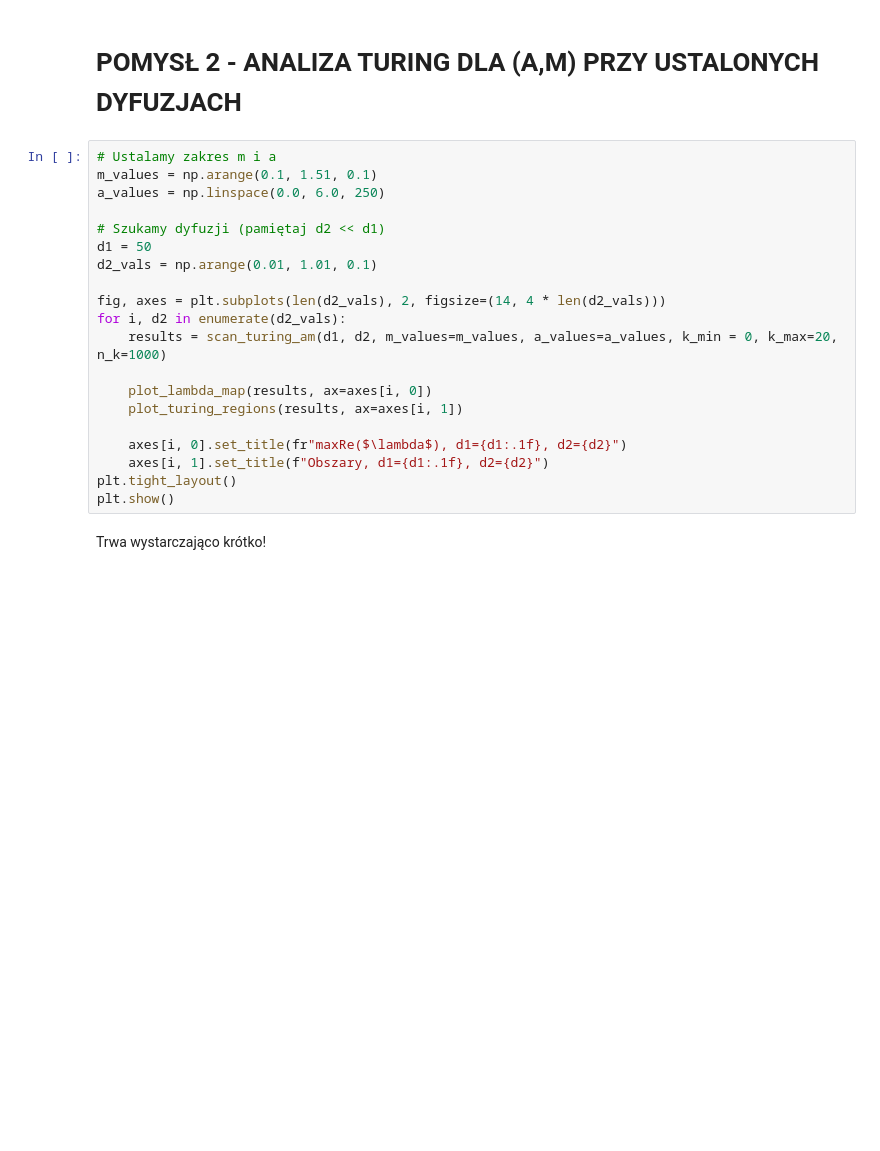
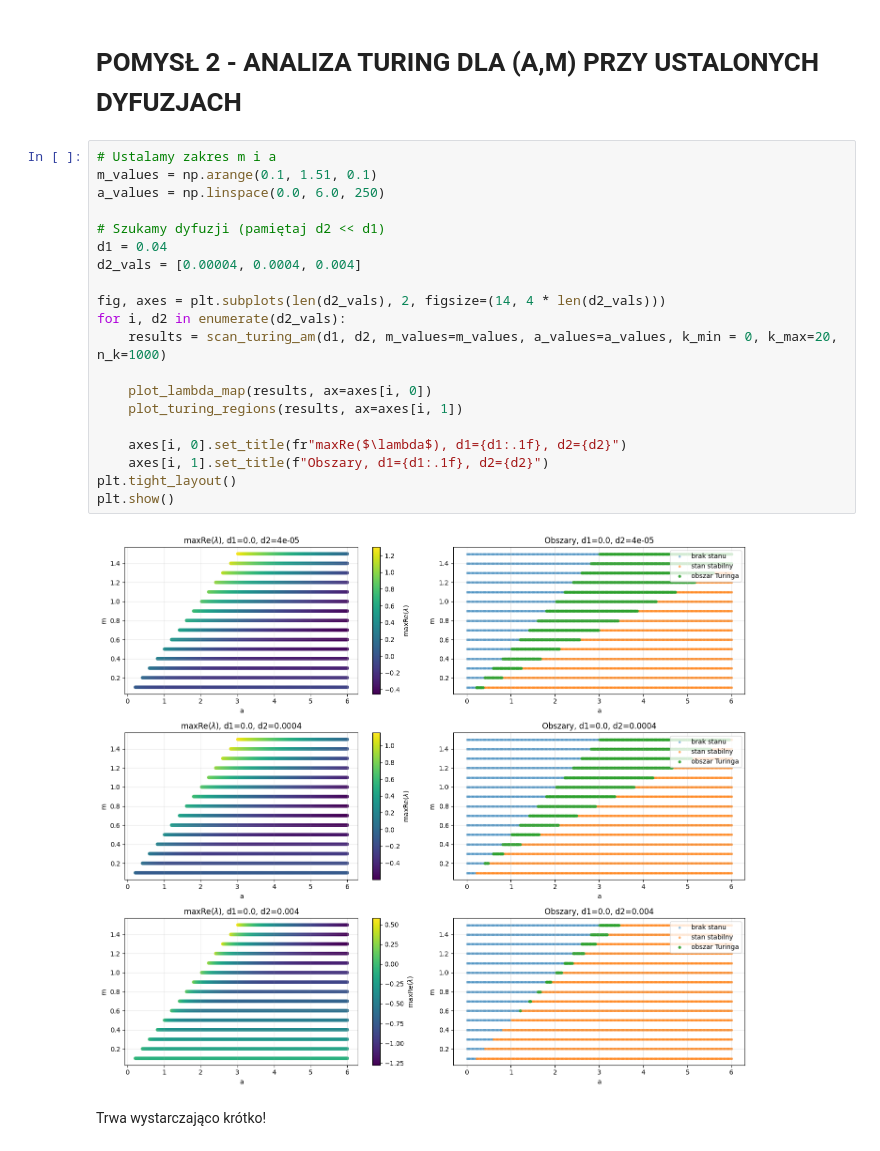
Before and after one commit to StrayGril/Model_Klausmeier-Gray-Scott, a Jupyter notebook: Prezentacja_projektu.ipynb, the cells around one changed output. Cells and saved outputs as stored; diff of their text form; blank space fills up the shorter version.

```diff
--- a/Prezentacja_projektu.ipynb
+++ b/Prezentacja_projektu.ipynb
@@ -61,23 +67,25 @@ Problem: trwa długo :(
 # %%
 # Ustalamy zakres m i a
 m_values = np.arange(0.1, 1.51, 0.1)
 a_values = np.linspace(0.0, 6.0, 250)
 
 # Szukamy dyfuzji (pamiętaj d2 << d1)
-d1 = 50
-d2_vals = np.arange(0.01, 1.01, 0.1)
+d1 = 0.04
+d2_vals = [0.00004, 0.0004, 0.004]
 
 fig, axes = plt.subplots(len(d2_vals), 2, figsize=(14, 4 * len(d2_vals)))
 for i, d2 in enumerate(d2_vals):
     results = scan_turing_am(d1, d2, m_values=m_values, a_values=a_values, k_min = 0, k_max=20, n_k=1000)
 
     plot_lambda_map(results, ax=axes[i, 0])
     plot_turing_regions(results, ax=axes[i, 1])
 
     axes[i, 0].set_title(fr"maxRe($\lambda$), d1={d1:.1f}, d2={d2}")
     axes[i, 1].set_title(f"Obszary, d1={d1:.1f}, d2={d2}")
 plt.tight_layout()
 plt.show()
+# %% [output]
+[figure, added]
 # %% [markdown]
 Trwa wystarczająco krótko!
 # %% [markdown]
```
Also changed, not shown: parts of 4 cells of this notebook, 4 other files.
